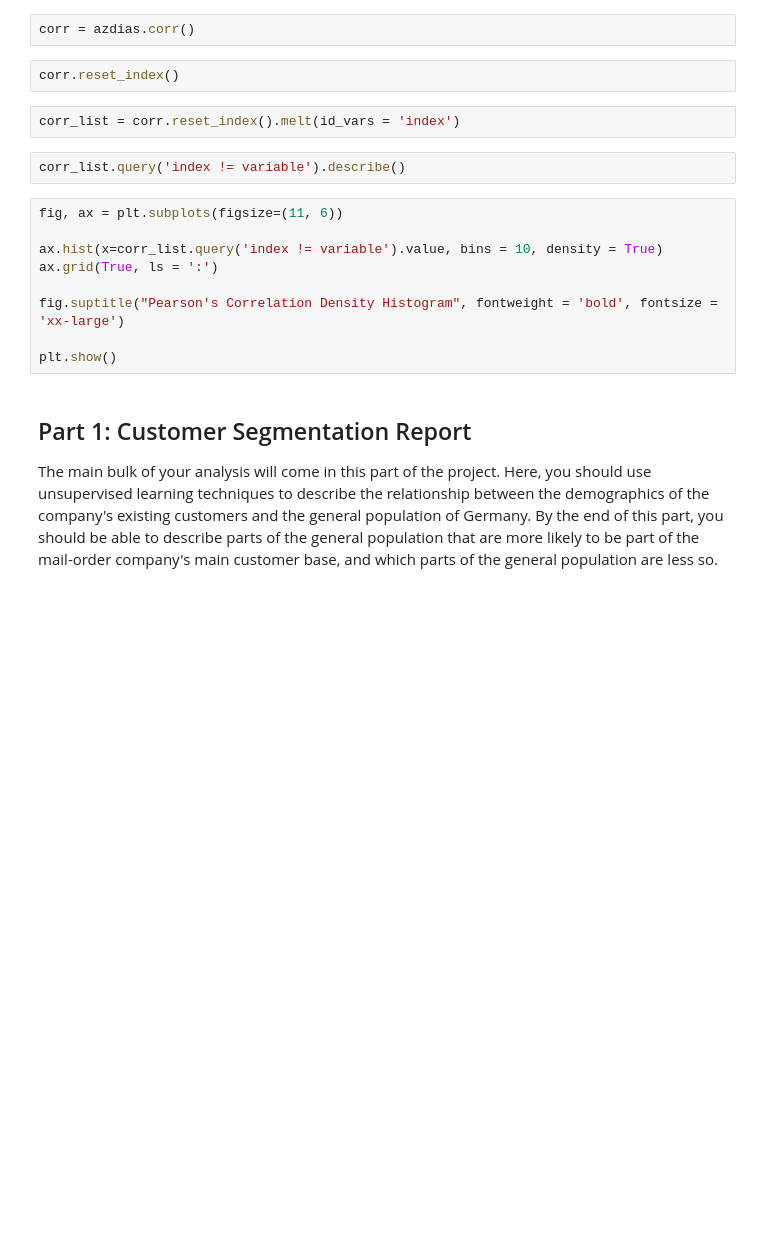
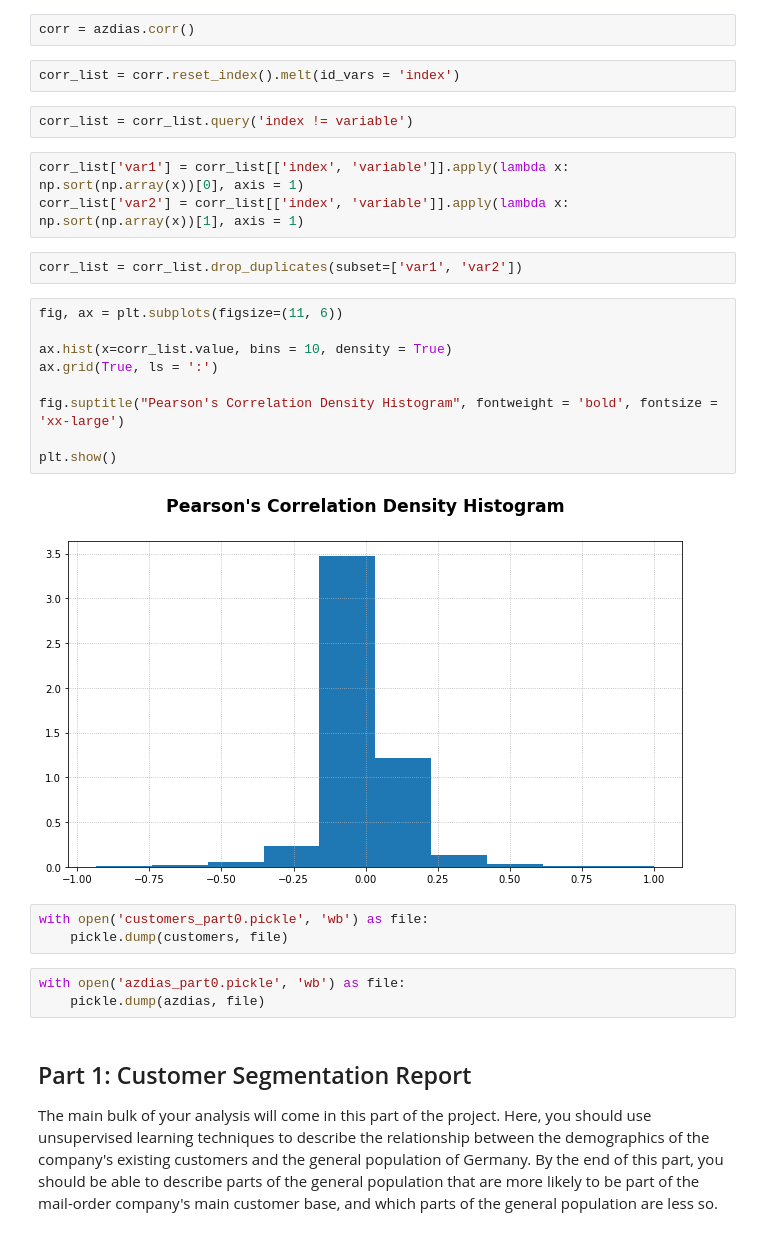
Before and after one commit to GuiOli91/Bertelsmann_Avarto, a Jupyter notebook: Arvato Project Workbook.ipynb, the cells around one changed output. Cells and saved outputs as stored; diff of their text form; blank space fills up the shorter version.

```diff
--- a/Arvato Project Workbook.ipynb
+++ b/Arvato Project Workbook.ipynb
@@ -354,20 +514,31 @@ customers[azdias_nuniques[azdias_nuniques > 100].index.values].describe()
 # %%
 corr = azdias.corr()
-# %%
-corr.reset_index()
 # %%
 corr_list = corr.reset_index().melt(id_vars = 'index')
 # %%
-corr_list.query('index != variable').describe()
+corr_list = corr_list.query('index != variable')
+# %%
+corr_list['var1'] = corr_list[['index', 'variable']].apply(lambda x: np.sort(np.array(x))[0], axis = 1)
+corr_list['var2'] = corr_list[['index', 'variable']].apply(lambda x: np.sort(np.array(x))[1], axis = 1)
+# %%
+corr_list = corr_list.drop_duplicates(subset=['var1', 'var2'])
 # %%
 fig, ax = plt.subplots(figsize=(11, 6))
 
-ax.hist(x=corr_list.query('index != variable').value, bins = 10, density = True)
+ax.hist(x=corr_list.value, bins = 10, density = True)
 ax.grid(True, ls = ':')
 
 fig.suptitle("Pearson's Correlation Density Histogram", fontweight = 'bold', fontsize = 'xx-large')
 
 plt.show()
+# %% [output]
+[figure, added]
+# %%
+with open('customers_part0.pickle', 'wb') as file:
+    pickle.dump(customers, file)
+# %%
+with open('azdias_part0.pickle', 'wb') as file:
+    pickle.dump(azdias, file)
 # %% [markdown]
 ## Part 1: Customer Segmentation Report
 
```
Also changed, not shown: parts of 70 cells of this notebook.
